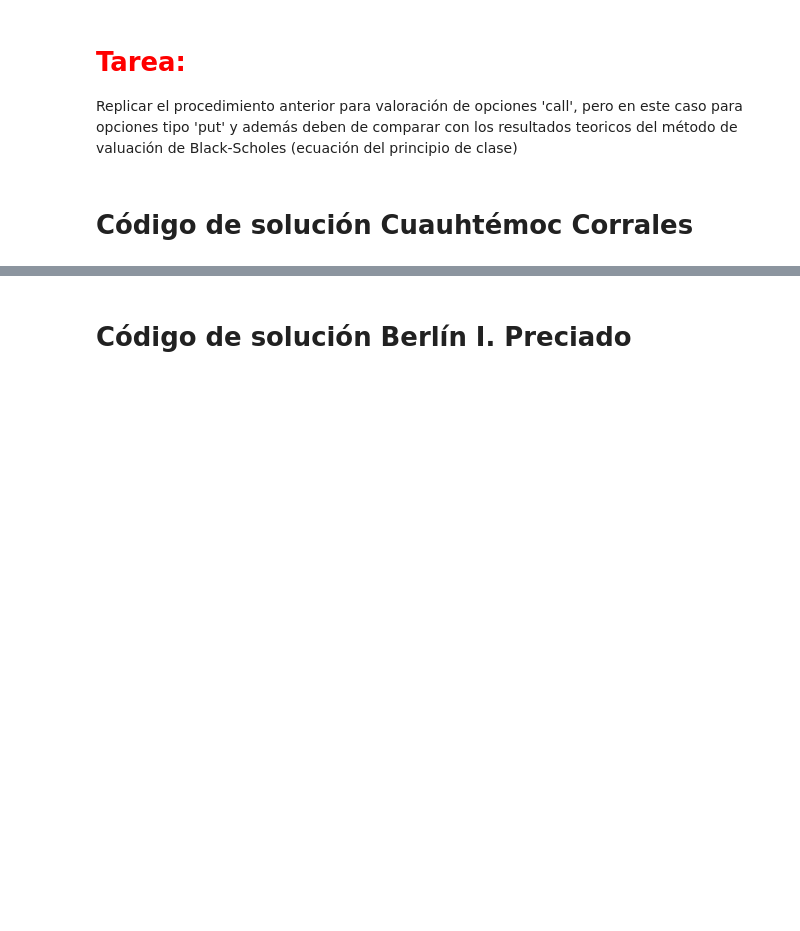
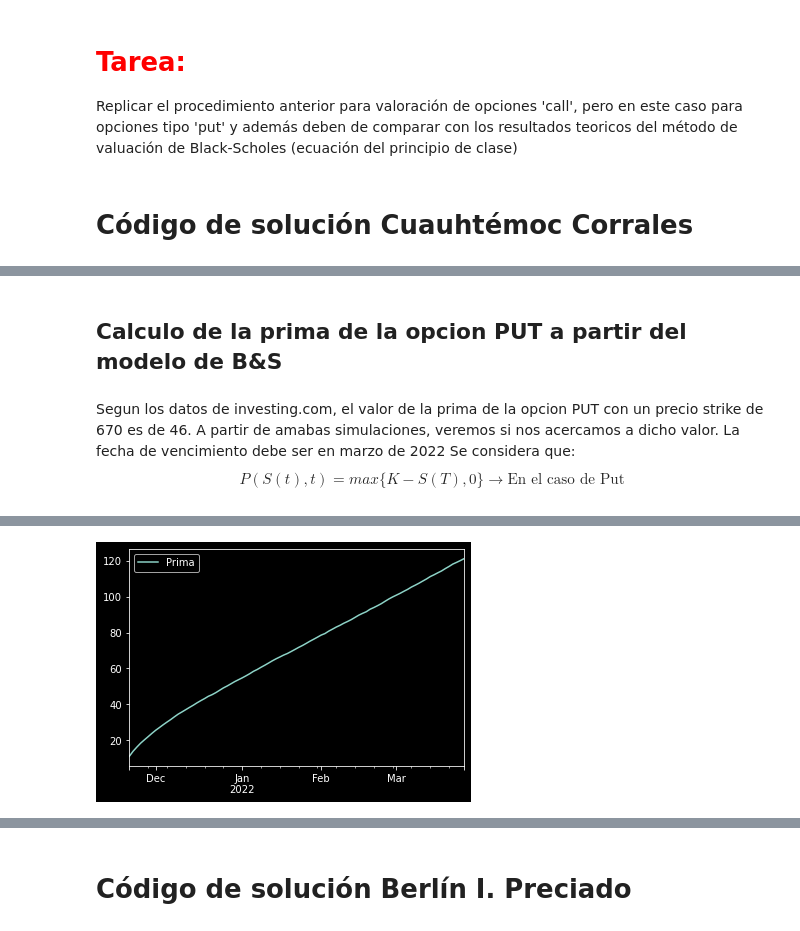
Before and after one commit to CuauhtemocCC/Tarea8_CCORRALES_BIPRECIADO, a Jupyter notebook: Tarea8_CCorrales_BIPreciado.ipynb, the cells around one changed output, grey strips where cells are left out. Saved outputs shown, nothing was run; the diff lists cells and outputs as text; code cells hidden in the pictures; blank space fills up the shorter version.

```diff
--- a/Tarea8_CCorrales_BIPreciado.ipynb
+++ b/Tarea8_CCorrales_BIPreciado.ipynb
@@ -62,0 +93,12 @@ def get_adj_closes(tickers, start_date=None, end_date=None):
+# %%
+# Asignacion de las fechas a simular, se usaron 90 dias y 10000 escenarios posibles.
+
+from datetime import date
+
+today = pd.Timestamp(date.today())
+expiry = '2022-03-25'
+
+nscen = 10000
+dates = pd.date_range(start=today, end=expiry, freq='B')
+ndays = len(dates)
+dates, ndays
@@ -62,0 +125,7 @@ def get_adj_closes(tickers, start_date=None, end_date=None):
+# %%
+# Obtenemos el rendimiento simple
+Ri = closes_aapl.pct_change(1).iloc[1:]
+# Obtenemos su media y desviación estándar de los rendimientos
+mu_R = Ri.mean()[0]
+sigma_R = Ri.std()[0]
+Ri.head()
@@ -62,0 +140,9 @@ def get_adj_closes(tickers, start_date=None, end_date=None):
+# %%
+# Simulacion de precios por rendmientos simples
+dt = 1; # Rendimiento diario
+Z = np.random.randn(ndays,nscen)  # Z ~ N(0,1)
+# Simulación normal de los rendimientos
+Ri_dt = pd.DataFrame(mu_R*dt+Z*sigma_R*np.sqrt(dt),index=dates)
+S_0 = closes_aapl.iloc[-1,0]
+S_T = S_0*(1+Ri_dt).cumprod()
+S_T.head()
@@ -62,0 +179,13 @@ def get_adj_closes(tickers, start_date=None, end_date=None):
+# %% [markdown]
+## Calculo de la prima de la opcion PUT a partir del modelo de B&S
+# %% [markdown]
+Segun los datos de investing.com, el valor de la prima de la opcion PUT con un precio strike de 670 es de 46. A partir de amabas simulaciones, veremos si nos acercamos a dicho valor. La fecha de vencimiento debe ser en marzo de 2022 Se considera que:
+$$ P(S(t),t)=max\{K-S(T),0\} \rightarrow \text{En el caso de Put}$$
+# %%
+# Simulacion mediante rendimientos simples
+strike = 670
+put_s = pd.DataFrame({'Prima':np.exp(-mu_R*ndays) \
+              *np.fmax(0, S_T-strike).mean(axis=1)}, index=dates)
+put_s.plot();
+put_s.iloc[-1]
+# %% [output]
@@ -62,0 +194 @@ def get_adj_closes(tickers, start_date=None, end_date=None):
+[figure, added]
```
Also changed, not shown: parts of 14 cells of this notebook.
